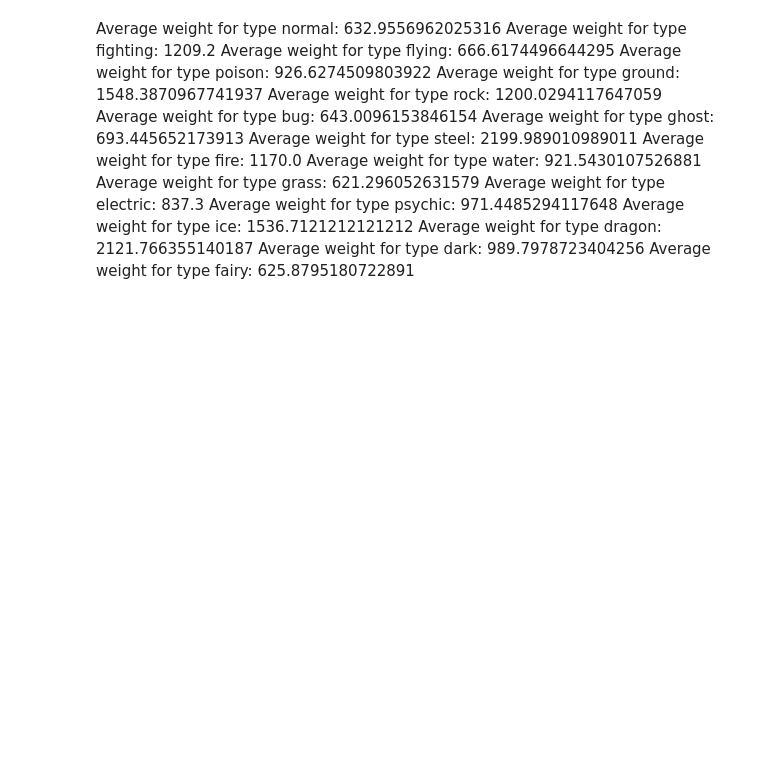
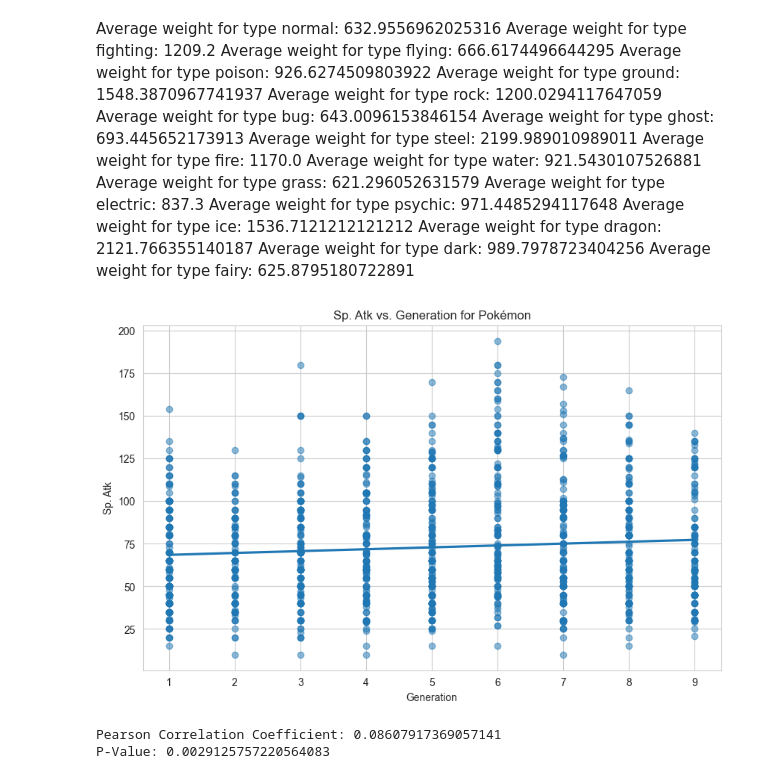
Before and after one commit to n8taylor/cs5830_project3, a Jupyter notebook: project3.ipynb, the cells around one changed output. Saved outputs shown, nothing was run; the diff lists cells and outputs as text; code cells hidden in the pictures; blank space fills up the shorter version.

```diff
--- a/project3.ipynb
+++ b/project3.ipynb
@@ -128,7 +122,7 @@ all_types_speed_df = pd.concat([type1_df, type2_df])
 display(all_types_speed_df.head())
 average_speed_by_type = all_types_speed_df.groupby('Type').mean().sort_values(by='Speed', ascending=False) # Calculate the average speed for each type
 
-# sns.set_style('darkgrid')
+sns.set_style('whitegrid')
 
 # Bar Chart for Average Speed of Pokémon by Type
 plt.figure(figsize=(14, 8))
@@ -177,3 +171,25 @@ Average weight for type ice: 1536.7121212121212
 Average weight for type dragon: 2121.766355140187
 Average weight for type dark: 989.7978723404256
 Average weight for type fairy: 625.8795180722891
+# %%
+
+# Check for missing values in the 'Speed' and 'Generation' columns
+missing_values_check = pokemon_df[['Sp. Atk', 'Generation']].isnull().sum()
+
+# Calculate the Pearson correlation coefficient
+correlation_coefficient, p_value = pearsonr(pokemon_df['Sp. Atk'], pokemon_df['Generation'])
+
+# Create a scatter plot with a regression line
+plt.figure(figsize=(10, 6))
+sns.regplot(x='Generation', y='Sp. Atk', data=pokemon_df, ci=None, scatter_kws={'alpha':0.5})
+plt.title('Sp. Atk vs. Generation for Pokémon')
+plt.xlabel('Generation')
+plt.ylabel('Sp. Atk')
+plt.show()
+
+print(f"Pearson Correlation Coefficient: {correlation_coefficient}")
+print(f"P-Value: {p_value}")
+# %% [output]
+[figure, added]
+Pearson Correlation Coefficient: 0.08607917369057141
+P-Value: 0.0029125757220564083
```
Also changed, not shown: parts of 4 cells of this notebook, 2 other files.
